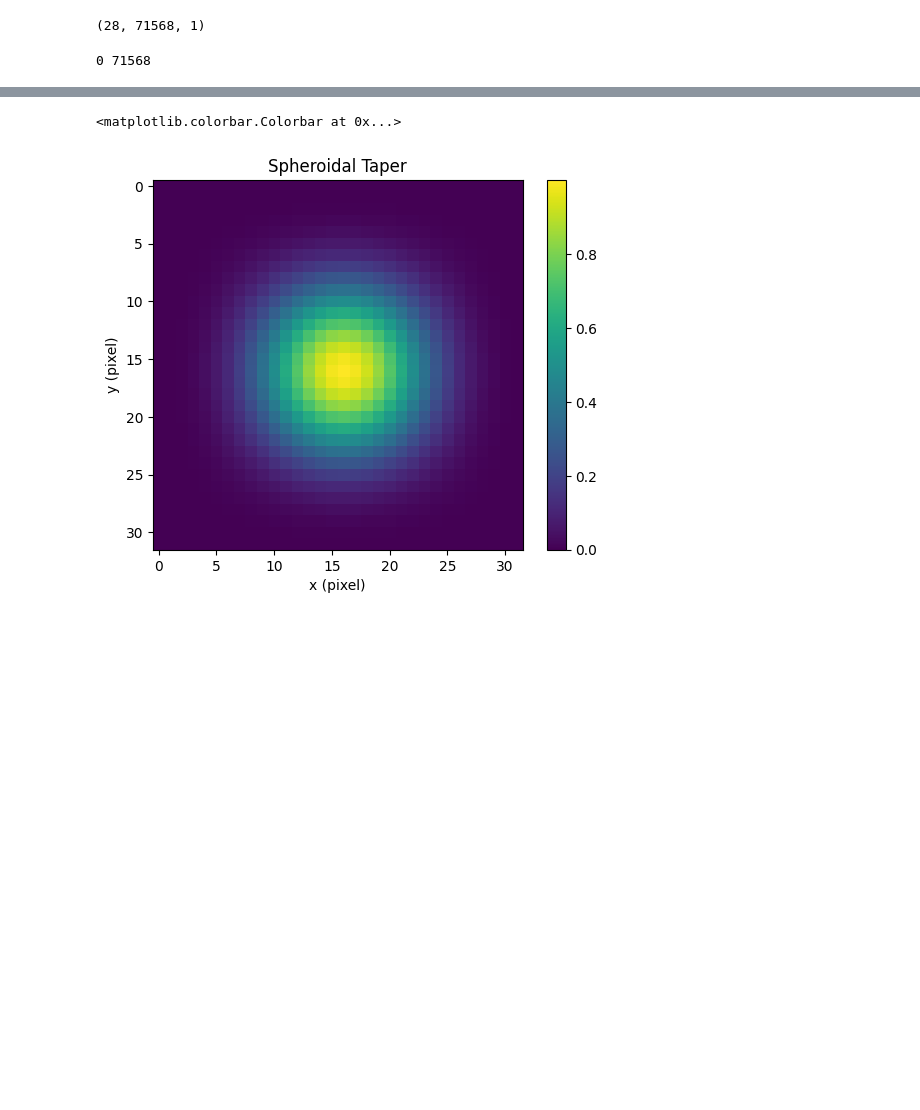
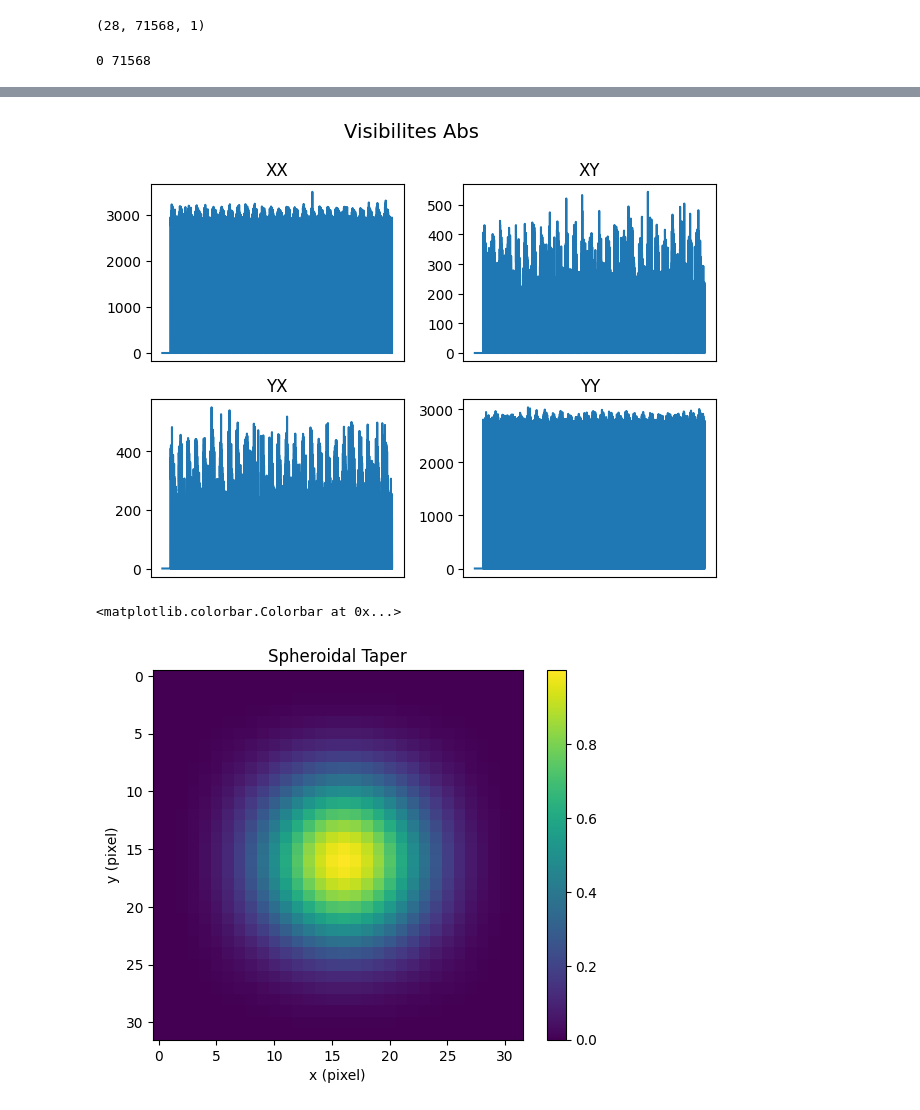
Before and after one commit to Mark1626/tensor-image-domain-gridding, a Jupyter notebook: Tensor_IDG.ipynb, the cells around one changed output, grey strips where cells are left out. Drawn from its saved outputs; the diff is of its cells as text; code cells hidden in the pictures; blank space fills up the shorter version.

```diff
--- a/Tensor_IDG.ipynb
+++ b/Tensor_IDG.ipynb
@@ -435,3 +464,7 @@ for slot in range(1):
+# %%
+plot_visibilities(vis_block[0])
+# %% [output]
+[figure, added]
 # %%
 class Subgrid:
     def __init__(self, kernel_size, subgrid_size, grid_size, wtile_size):
```
Also changed, not shown: parts of 15 cells of this notebook.
